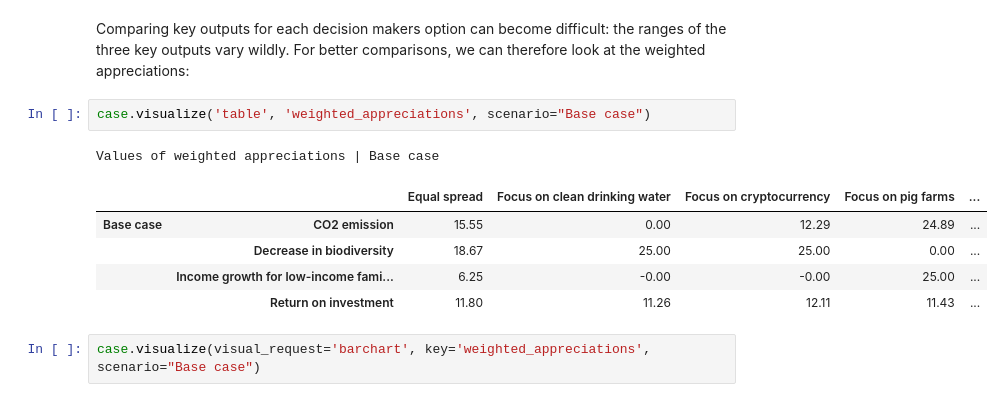
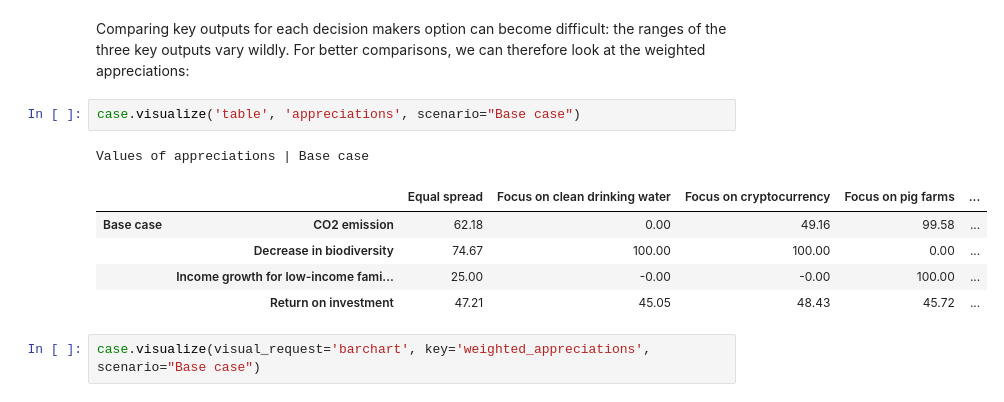
Before and after one commit to ymmath/trbs, a Jupyter notebook: model/tRBS_Exercise_Nyenrode.ipynb, the cells around one changed output. Cells and saved outputs as stored; diff of their text form.

```diff
--- a/model/tRBS_Exercise_Nyenrode.ipynb
+++ b/model/tRBS_Exercise_Nyenrode.ipynb
@@ -234,14 +234,14 @@ Values of key outputs | Base case
 # %% [markdown]
 Comparing key outputs for each decision makers option can become difficult: the ranges of the three key outputs vary wildly. For better comparisons, we can therefore look at the weighted appreciations:
 # %%
-case.visualize('table', 'weighted_appreciations', scenario="Base case")
+case.visualize('table', 'appreciations', scenario="Base case")
 # %% [output]
-Values of weighted appreciations | Base case
+Values of appreciations | Base case
 |  |  | Equal spread | Focus on clean drinking water | Focus on cryptocurrency | Focus on pig farms | ... |
-| Base case | CO2 emission | 15.55 | 0.00 | 12.29 | 24.89 | ... |
-|  | Decrease in biodiversity | 18.67 | 25.00 | 25.00 | 0.00 | ... |
-|  | Income growth for low-income fami... | 6.25 | -0.00 | -0.00 | 25.00 | ... |
-|  | Return on investment | 11.80 | 11.26 | 12.11 | 11.43 | ... |
+| Base case | CO2 emission | 62.18 | 0.00 | 49.16 | 99.58 | ... |
+|  | Decrease in biodiversity | 74.67 | 100.00 | 100.00 | 0.00 | ... |
+|  | Income growth for low-income fami... | 25.00 | -0.00 | -0.00 | 100.00 | ... |
+|  | Return on investment | 47.21 | 45.05 | 48.43 | 45.72 | ... |
 # %%
 case.visualize(visual_request='barchart', key='weighted_appreciations', scenario="Base case")
 # %% [output]
```
Also changed, not shown: parts of 10 cells of this notebook.
